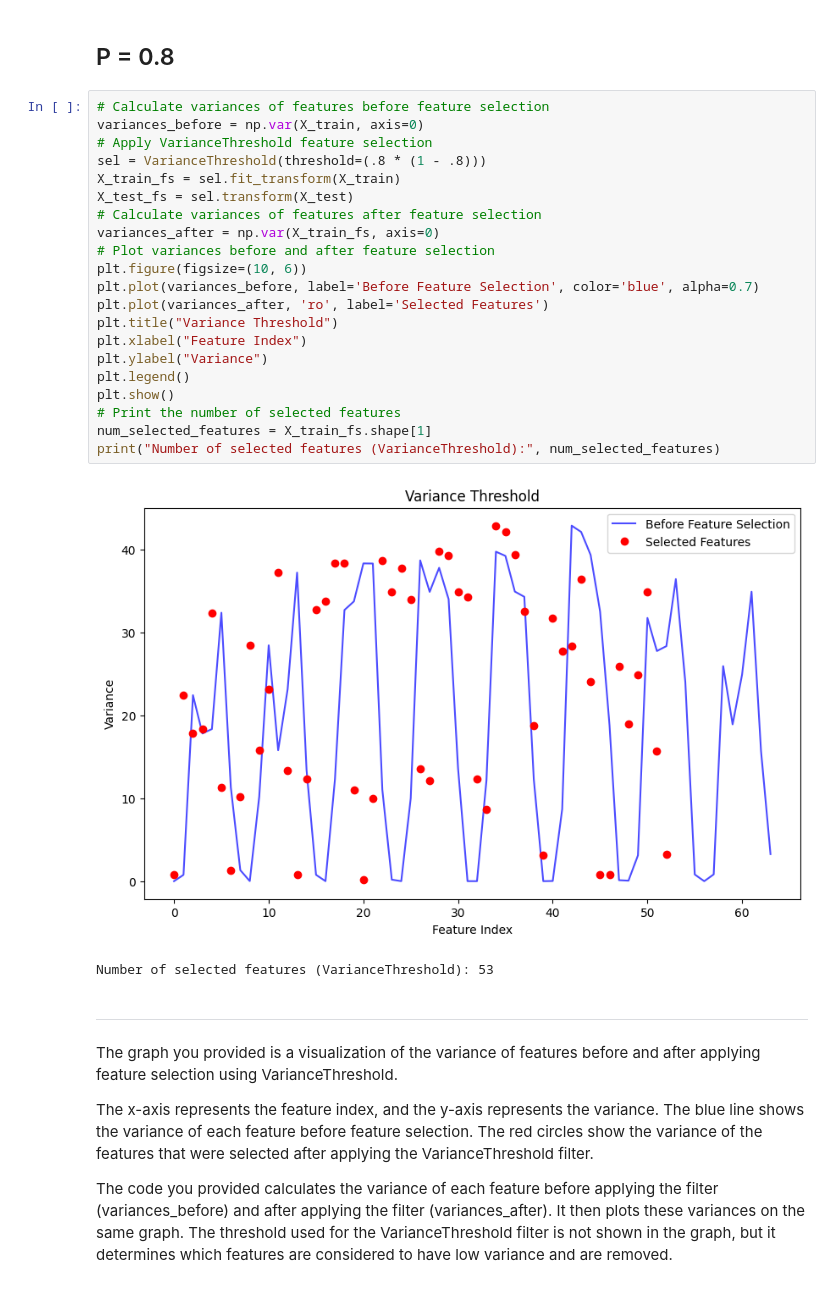
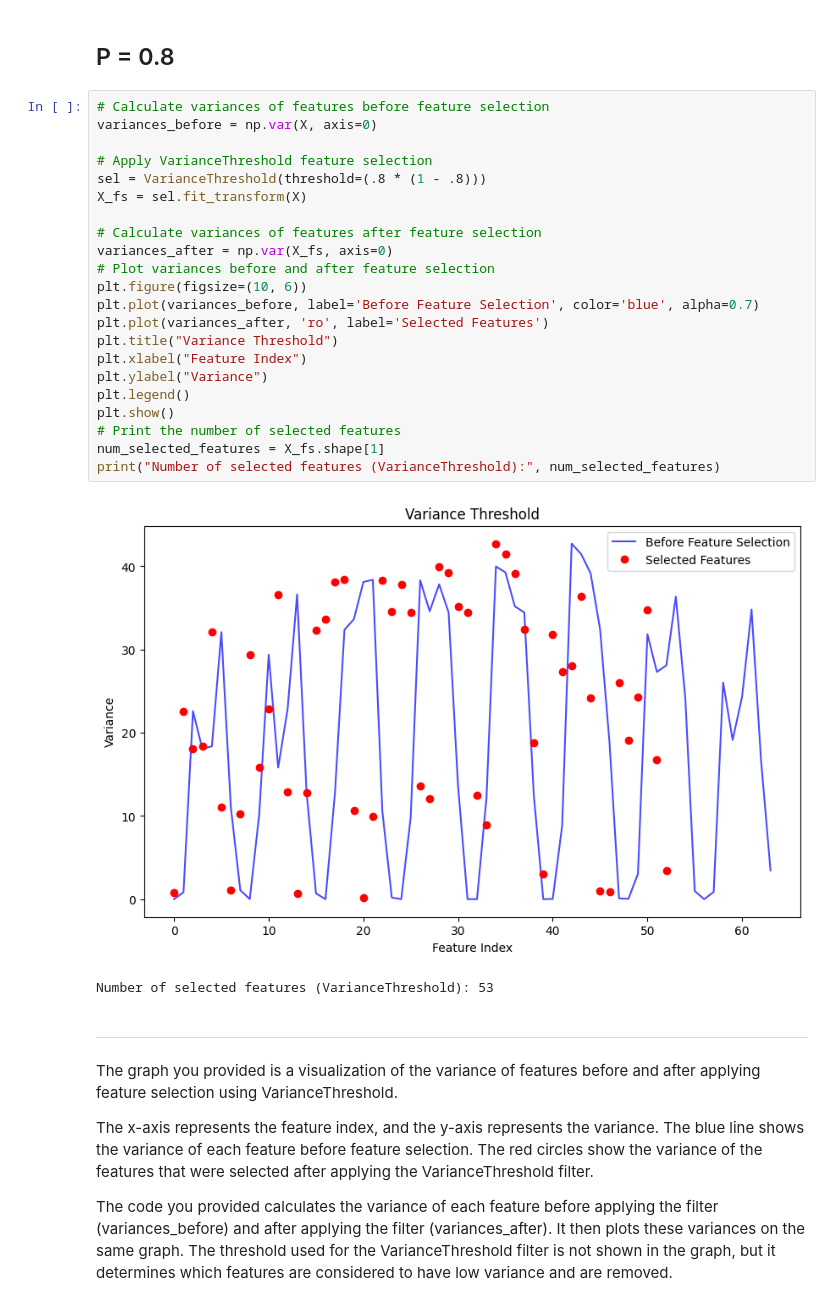
Before and after one commit to lior199707/ML_Classification, a Jupyter notebook: Project/Lior.ipynb, the cells around one changed output. Saved outputs shown, nothing was run; the diff lists cells and outputs as text.

```diff
--- a/Project/Lior.ipynb
+++ b/Project/Lior.ipynb
@@ -104,29 +83,30 @@ Number of selected features (VarianceThreshold): 54
 # %% [markdown]
 ## P = 0.8
-# %%
-# Calculate variances of features before feature selection
-variances_before = np.var(X_train, axis=0)
-# Apply VarianceThreshold feature selection
-sel = VarianceThreshold(threshold=(.8 * (1 - .8)))
-X_train_fs = sel.fit_transform(X_train)
-X_test_fs = sel.transform(X_test)
-# Calculate variances of features after feature selection
-variances_after = np.var(X_train_fs, axis=0)
-# Plot variances before and after feature selection
-plt.figure(figsize=(10, 6))
-plt.plot(variances_before, label='Before Feature Selection', color='blue', alpha=0.7)
-plt.plot(variances_after, 'ro', label='Selected Features')
-plt.title("Variance Threshold")
-plt.xlabel("Feature Index")
-plt.ylabel("Variance")
-plt.legend()
-plt.show()
-# Print the number of selected features
-num_selected_features = X_train_fs.shape[1]
-print("Number of selected features (VarianceThreshold):", num_selected_features)
-# %% [output]
-[figure, removed]
-Number of selected features (VarianceThreshold): 53
+# %%
+# Calculate variances of features before feature selection
+variances_before = np.var(X, axis=0)
+
+# Apply VarianceThreshold feature selection
+sel = VarianceThreshold(threshold=(.8 * (1 - .8)))
+X_fs = sel.fit_transform(X)
+
+# Calculate variances of features after feature selection
+variances_after = np.var(X_fs, axis=0)
+# Plot variances before and after feature selection
+plt.figure(figsize=(10, 6))
+plt.plot(variances_before, label='Before Feature Selection', color='blue', alpha=0.7)
+plt.plot(variances_after, 'ro', label='Selected Features')
+plt.title("Variance Threshold")
+plt.xlabel("Feature Index")
+plt.ylabel("Variance")
+plt.legend()
+plt.show()
+# Print the number of selected features
+num_selected_features = X_fs.shape[1]
+print("Number of selected features (VarianceThreshold):", num_selected_features)
+# %% [output]
+[figure, added]
+Number of selected features (VarianceThreshold): 53
 # %% [markdown]
 --------------------------------------------------------------------------------------------------------------------------------------------
 The graph you provided is a visualization of the variance of features before and after applying feature selection using VarianceThreshold.
```
Also changed, not shown: parts of 27 cells of this notebook.
